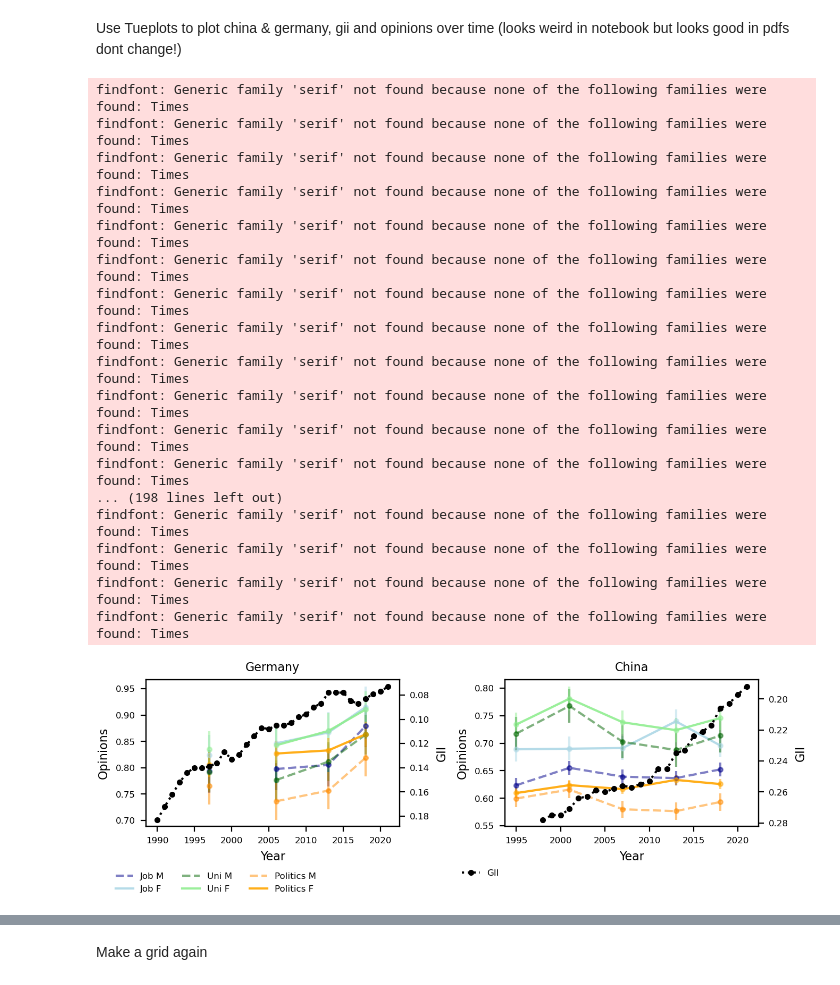
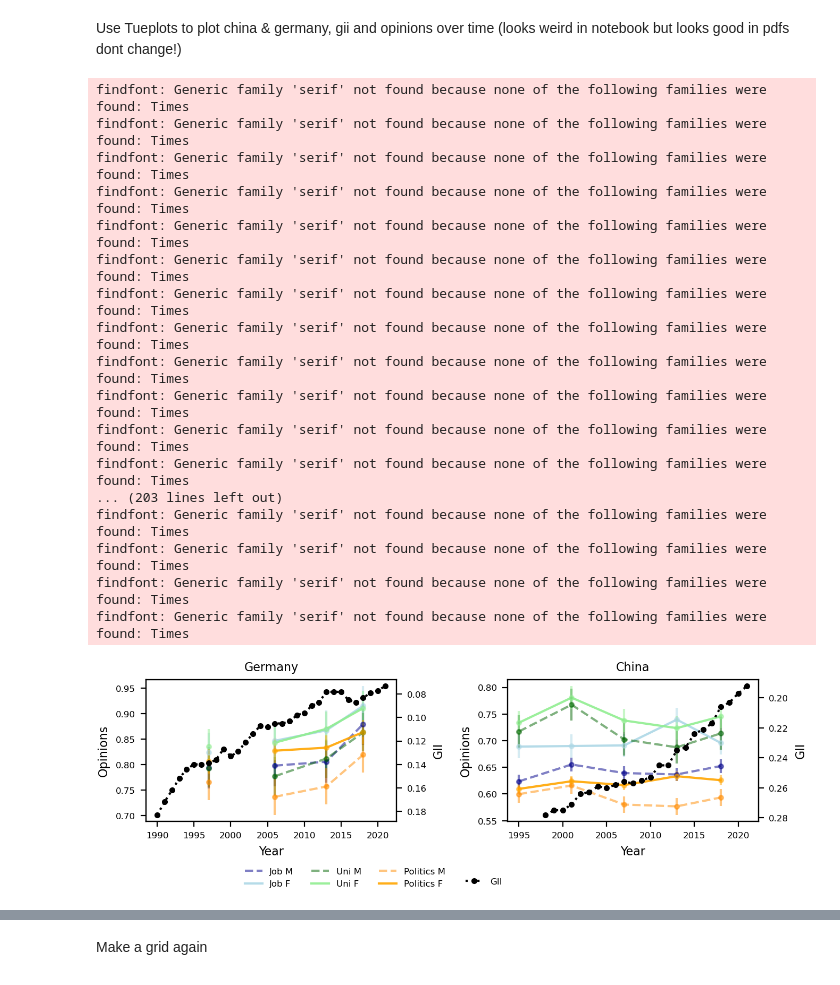
Before and after one commit to BeTheMaster/WorldGenderValues, a Jupyter notebook: src/02_visualize_reality_check.ipynb, the cells around one changed output, grey strips where cells are left out. Drawn from its saved outputs; the diff is of its cells as text; code cells hidden in the pictures.

```diff
--- a/src/02_visualize_reality_check.ipynb
+++ b/src/02_visualize_reality_check.ipynb
@@ -336,7 +336,7 @@ def plot_country_comparison(country_data, country_name, ax=None):
 Use Tueplots to plot china & germany, gii and opinions over time (looks weird in notebook but looks good in pdfs dont change!)
 # %%
 # Plotting
-save = False
+save = True
 
 plt.rcParams.update({"figure.dpi": 200})
 plt.rcParams.update(figsizes.icml2022_full())
@@ -435,37 +435,37 @@ ax2_china.invert_yaxis()
 # Set title for the subplot
 ax1[1].set_title('China')
 
 # Adjust layout to prevent overlap
 #plt.tight_layout()
 labels = ['Job M', 'Job F', 'Uni M', 'Uni F', 'Politics M', 'Politics F']
 
-fig.legend(loc="lower left", labels=labels, frameon=False, ncol=3, bbox_to_anchor=(0.2, -0.1))
-ax2_china.legend(loc="lower left", frameon=False, labels=['GII'], bbox_to_anchor=(-0.2, -0.4))#, ncol=1, bbox_to_anchor=(0.99, 0.999))
+fig.legend(loc="lower left", labels=labels, frameon=False, ncol=3, bbox_to_anchor=(0.2, -0.08))
+ax2_china.legend(loc="lower left", frameon=False, labels=['GII'], bbox_to_anchor=(-0.2, -0.51))#, ncol=1, bbox_to_anchor=(0.99, 0.999))
 
 plt.show()
 
 if save:
     #fig.savefig('..\\plots\\line\\comparison_plot_inverted_gii_final_bottom_tueplots.svg')
     fig.savefig('..\\plots\\line\\comparison_plot_inverted_gii_final_bottom_tueplots.pdf')
 # %% [output]
 findfont: Generic family 'serif' not found because none of the following families were found: Times
 findfont: Generic family 'serif' not found because none of the following families were found: Times
 findfont: Generic family 'serif' not found because none of the following families were found: Times
 findfont: Generic family 'serif' not found because none of the following families were found: Times
 findfont: Generic family 'serif' not found because none of the following families were found: Times
 findfont: Generic family 'serif' not found because none of the following families were found: Times
 findfont: Generic family 'serif' not found because none of the following families were found: Times
 findfont: Generic family 'serif' not found because none of the following families were found: Times
 findfont: Generic family 'serif' not found because none of the following families were found: Times
 findfont: Generic family 'serif' not found because none of the following families were found: Times
 findfont: Generic family 'serif' not found because none of the following families were found: Times
 findfont: Generic family 'serif' not found because none of the following families were found: Times
-... (198 lines left out)
+... (203 lines left out)
 findfont: Generic family 'serif' not found because none of the following families were found: Times
 findfont: Generic family 'serif' not found because none of the following families were found: Times
 findfont: Generic family 'serif' not found because none of the following families were found: Times
 findfont: Generic family 'serif' not found because none of the following families were found: Times
-[figure, old version]
+[figure, new version]
 findfont: Generic family 'serif' not found because none of the following families were found: Times
 findfont: Generic family 'serif' not found because none of the following families were found: Times
 findfont: Generic family 'serif' not found because none of the following families were found: Times
```
Also changed, not shown: parts of 1 cell of this notebook, 8 other files.
